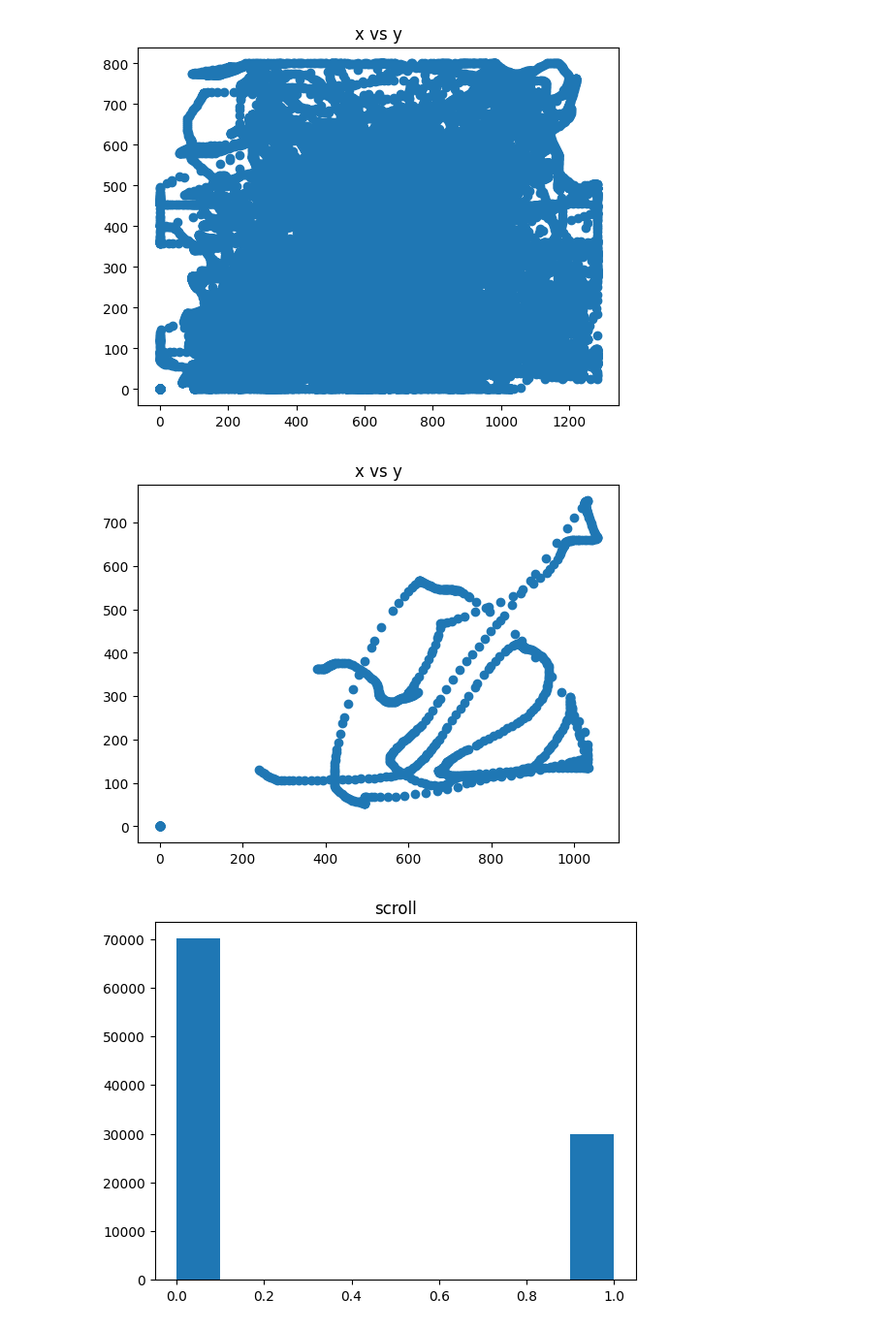
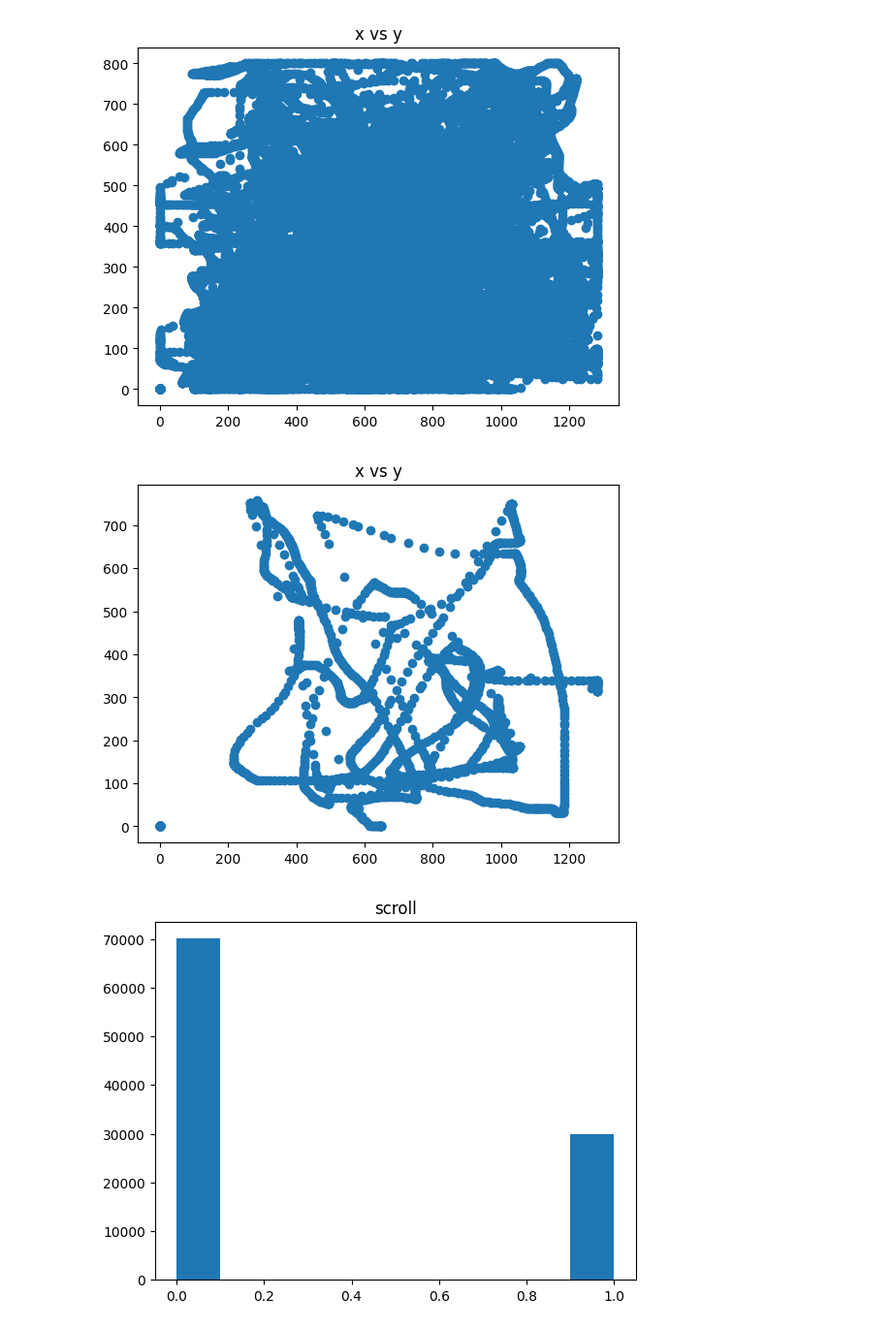
Before and after one commit to hiyaryan/chillpill, a Jupyter notebook: tracking.ipynb, the cells around one changed output. Shown at 97% size. Saved outputs shown, nothing was run; the diff lists cells and outputs as text; code cells hidden in the pictures.

```diff
--- a/tracking.ipynb
+++ b/tracking.ipynb
@@ -87,13 +96,13 @@ plt.show()
 # %%
 # plot only the first 1000 rows of x vs y
 plt.scatter(
-    tracking_data["20230503-023014.csv"]["x"][:1000],
-    tracking_data["20230503-023014.csv"]["y"][:1000],
+    tracking_data["20230503-023014.csv"]["x"][:2500],
+    tracking_data["20230503-023014.csv"]["y"][:2500],
 )
 plt.title("x vs y")
 plt.show()
 # %% [output]
-[figure, old version]
+[figure, new version]
 # %%
 # plot histograms of the data except for the time, id, x, and y columns
 for column in tracking_data["20230503-023014.csv"].columns:
```
Also changed, not shown: parts of 2 cells of this notebook.
